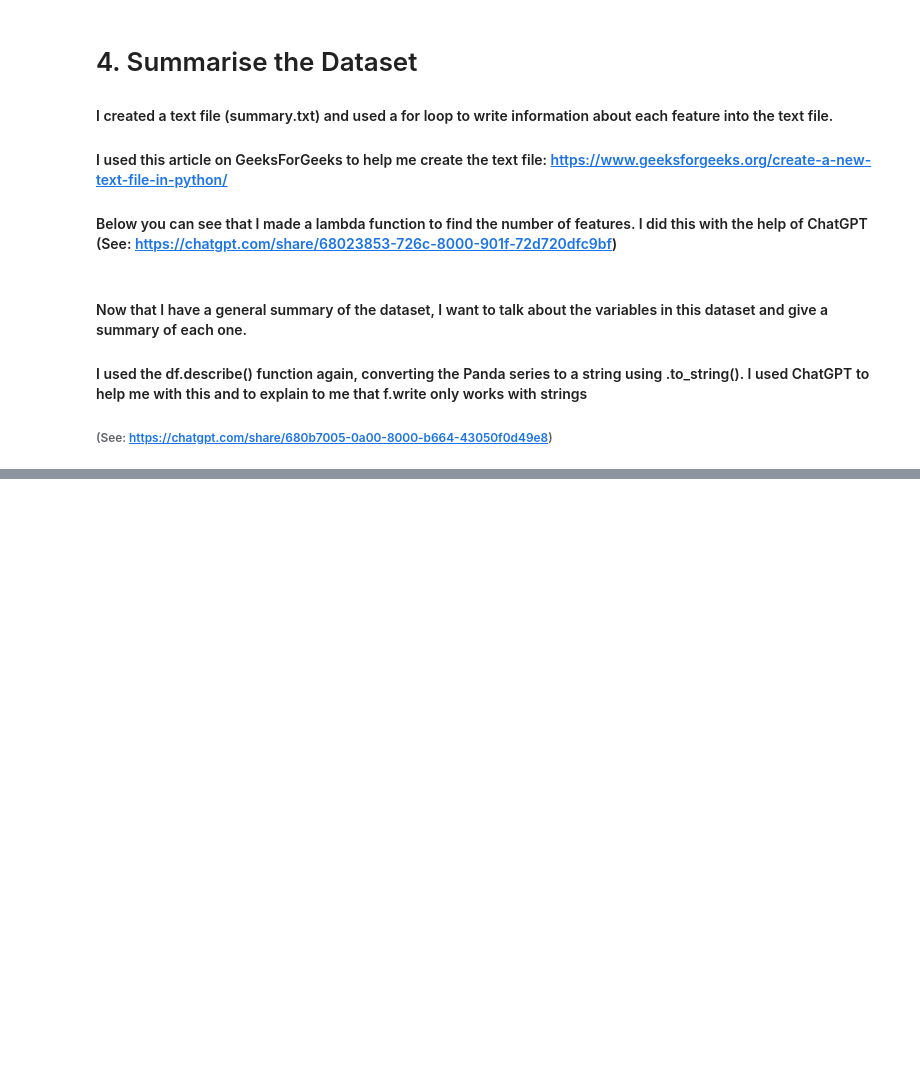
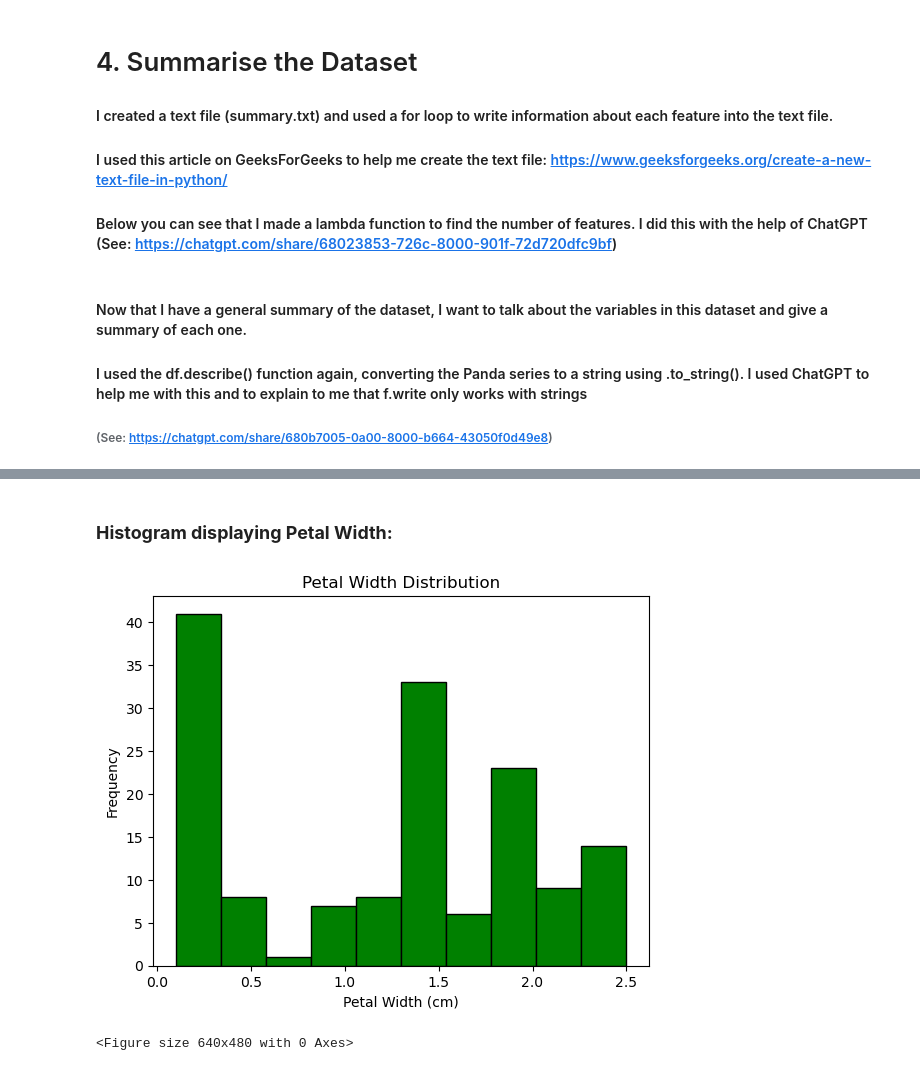
Before and after one commit to zoeharlowe/pands-project, a Jupyter notebook: iris.ipynb, the cells around one changed output, grey strips where cells are left out. Saved outputs shown, nothing was run; the diff lists cells and outputs as text; code cells hidden in the pictures; blank space fills up the shorter version.

```diff
--- a/iris.ipynb
+++ b/iris.ipynb
@@ -174,0 +248,21 @@ with open(SUMMARY_FILE, 'a') as f:
+# %% [markdown]
+### **Histogram displaying Petal Width:**
+# %%
+# Histogram of petal width with set colour customisation and bin width
+plt.hist(petal_width, bins=10, color='green', edgecolor='black')
+
+# Add axis labels
+plt.xlabel('Petal Width (cm)')
+plt.ylabel('Frequency')
+
+# Add title
+plt.title('Petal Width Distribution')
+
+# Show
+plt.show()
+
+# Save the histogram to a file
+plt.savefig("petal_width_histogram.png")
+# %% [output]
+[figure, added]
+<Figure size 640x480 with 0 Axes>
```
Also changed, not shown: parts of 11 cells of this notebook, 4 other files.
